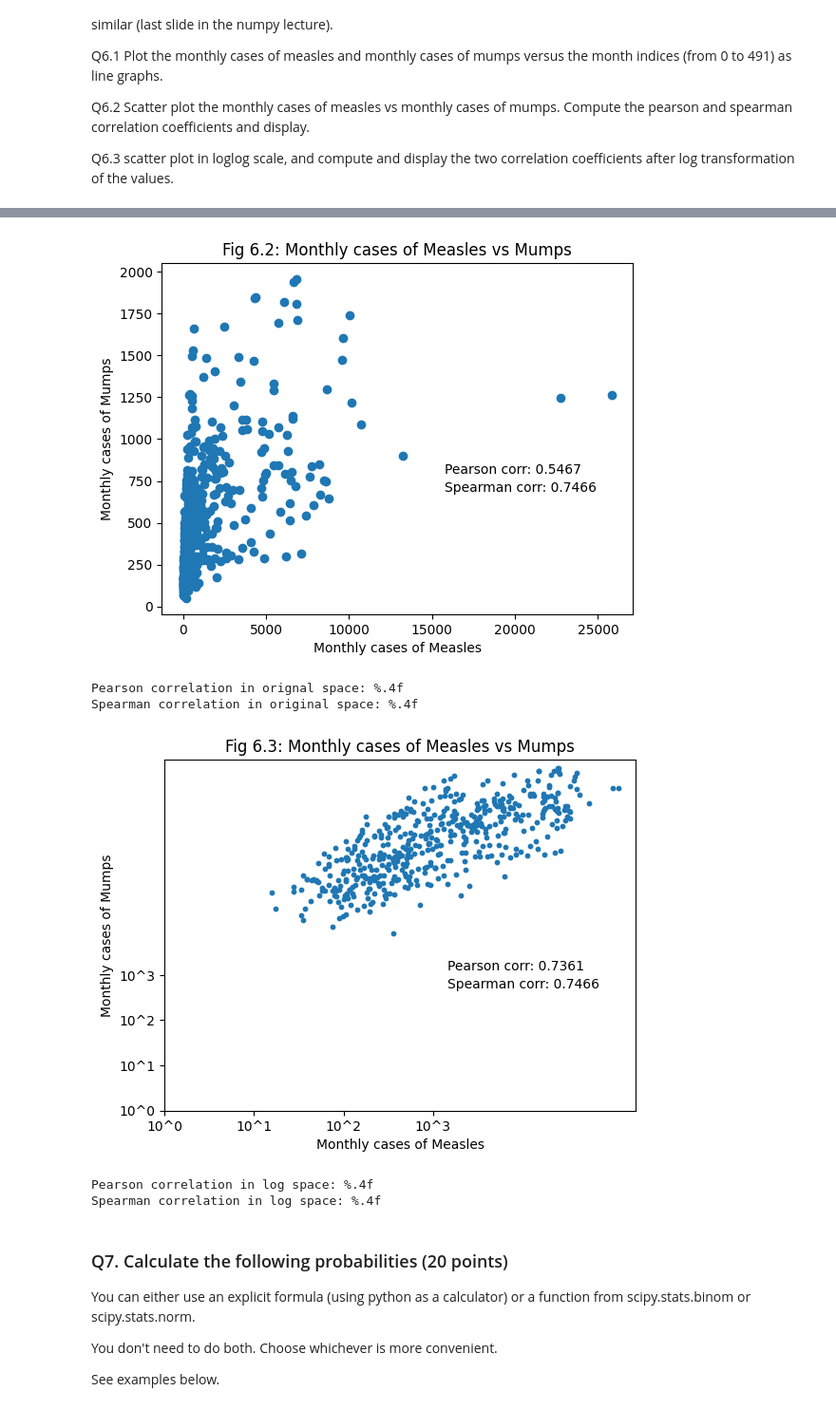
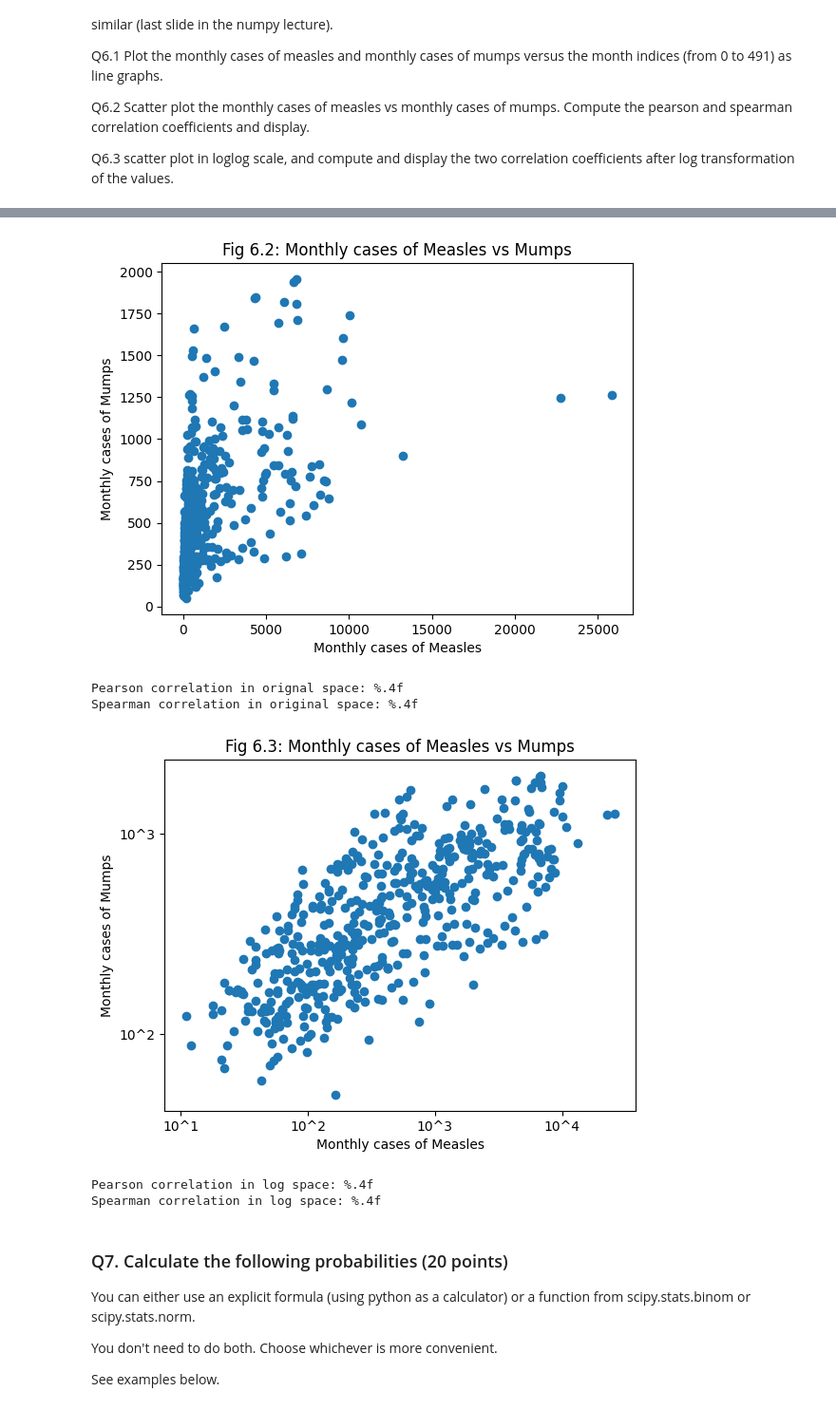
Before and after one commit to ejcalvillo/Ospetal-Hospital-Management-Database, a Jupyter notebook: HW3_skeleton.ipynb, the cells around one changed output, grey strips where cells are left out. Shown at 95% size. Saved outputs shown, nothing was run; the diff lists cells and outputs as text; code cells hidden in the pictures.

```diff
--- a/HW3_skeleton.ipynb
+++ b/HW3_skeleton.ipynb
@@ -217,45 +221,49 @@ plt.title('Fig 6.2: Monthly cases of %s vs %s' %(diseases[me], diseases[mu]))
 
 # compute and display Pearson correlation coefficient & Spearman correlation
 pearson_corr, _ = stats.pearsonr(data[me].flatten(), data[mu].flatten())
 spearman_corr, _ = stats.spearmanr(data[me].flatten(), data[mu].flatten())
-plt.text(0.6, 0.4, f'Pearson corr: {pearson_corr:.4f}', transform=plt.gca().transAxes, fontsize=10)
-plt.text(0.6, 0.35, f'Spearman corr: {spearman_corr:.4f}', transform=plt.gca().transAxes, fontsize=10)
+#plt.text(0.6, 0.4, f'Pearson corr: {pearson_corr:.4f}', transform=plt.gca().transAxes, fontsize=10)
+#plt.text(0.6, 0.35, f'Spearman corr: {spearman_corr:.4f}', transform=plt.gca().transAxes, fontsize=10)
 
 
 plt.show()
 
 print('Pearson correlation in orignal space: %.4f' )
 print('Spearman correlation in original space: %.4f ' )
 
 
 
 # 6.3 scatter plot and correlation in log scale
+x = np.log10(data[me].flatten())
+y = np.log10(data[mu].flatten())
 plt.figure()
-plt.scatter(np.log(data[me].flatten()), np.log(data[mu].flatten()))
-plt.xticks([0,2,4,6] ,[ '10^0', '10^1', '10^2', '10^3'])
-plt.yticks([0,1,2,3],[ '10^0', '10^1', '10^2', '10^3'])
+
+plt.scatter(x,y)
+#plt.loglog((data[me].flatten()), data[mu].flatten(),".")
+plt.xticks([1,2,3,4],[ '10^1', '10^2', '10^3', '10^4'])
+plt.yticks([2,3],[ '10^2', '10^3'])
 
 plt.xlabel('Monthly cases of ' + diseases[me])
 plt.ylabel('Monthly cases of ' + diseases[mu])
 plt.title('Fig 6.3: Monthly cases of %s vs %s' %(diseases[me], diseases[mu]))
-
+#plt.ylim(1.5,3.5)
 
 # compute and display Pearson correlation coefficient & Spearman correlation
-pearson_corr, _ = stats.pearsonr(np.log(data[me].flatten()), np.log(data[mu].flatten()))
-spearman_corr, _ = stats.spearmanr(np.log(data[me].flatten()), np.log(data[mu].flatten()))
-plt.text(0.6, 0.4, f'Pearson corr: {pearson_corr:.4f}', transform=plt.gca().transAxes, fontsize=10)
-plt.text(0.6, 0.35, f'Spearman corr: {spearman_corr:.4f}', transform=plt.gca().transAxes, fontsize=10)
+pearson_corr, _ = stats.pearsonr(x, y)
+spearman_corr, _ = stats.spearmanr(x,y)
+#plt.text(0.6, 0.4, f'Pearson corr: {pearson_corr:.4f}', transform=plt.gca().transAxes, fontsize=10)
+#plt.text(0.6, 0.35, f'Spearman corr: {spearman_corr:.4f}', transform=plt.gca().transAxes, fontsize=10)
 
 plt.show()
 
 print('Pearson correlation in log space: %.4f')
 print('Spearman correlation in log space: %.4f ')
 # %% [output]
 [figure]
-[figure, old version]
+[figure, new version]
 Pearson correlation in orignal space: %.4f
 Spearman correlation in original space: %.4f
-[figure, old version]
+[figure, new version]
 Pearson correlation in log space: %.4f
 Spearman correlation in log space: %.4f
 # %% [markdown]
```
Also changed, not shown: parts of 13 cells of this notebook.
